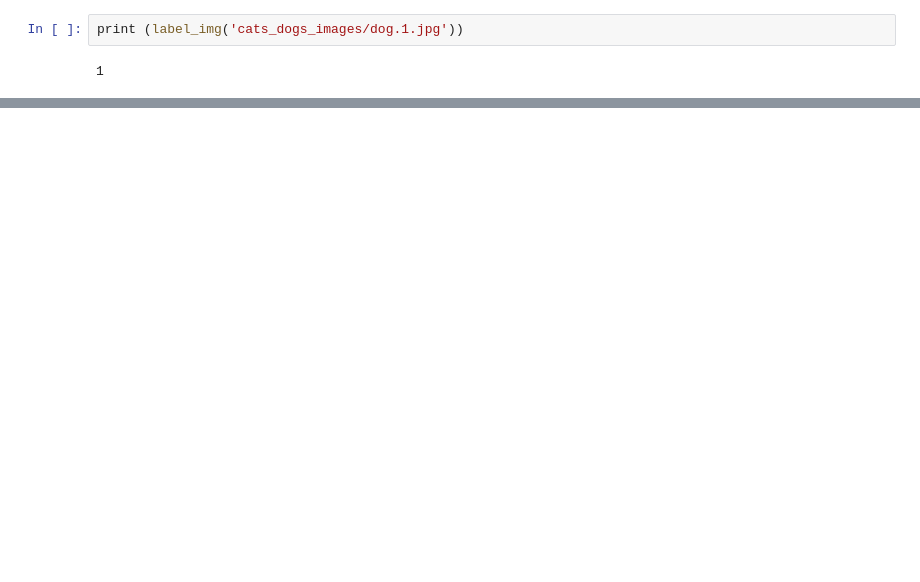
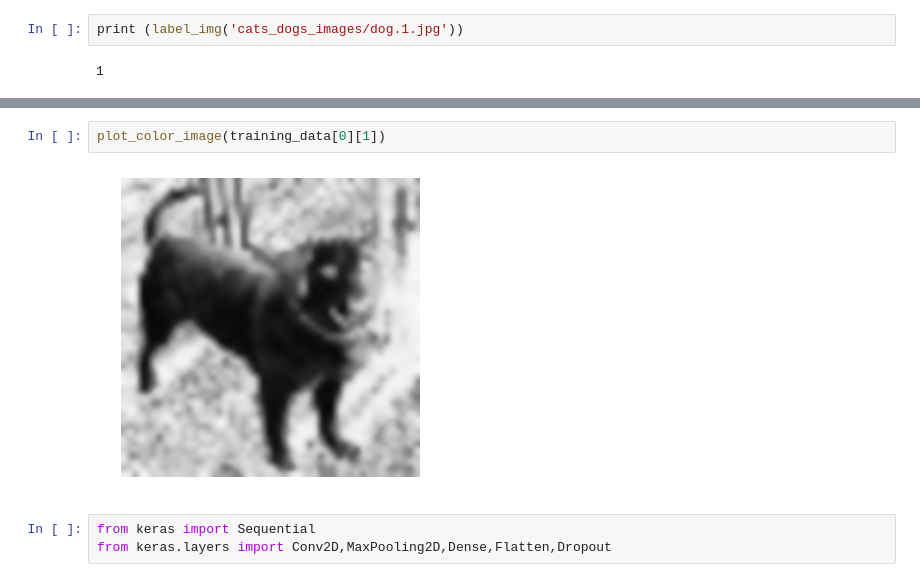
Before and after one commit to Saranyanv/test, a Jupyter notebook: CNN.ipynb, the cells around one changed output, grey strips where cells are left out. Saved outputs shown, nothing was run; the diff lists cells and outputs as text; blank space fills up the shorter version.

```diff
--- a/CNN.ipynb
+++ b/CNN.ipynb
@@ -90,0 +94,7 @@ KeyboardInterrupt: ignored
+# %%
+plot_color_image(training_data[0][1])
+# %% [output]
+[figure, added]
+# %%
+from keras import Sequential
+from keras.layers import Conv2D,MaxPooling2D,Dense,Flatten,Dropout
```
Also changed, not shown: parts of 6 cells of this notebook.
